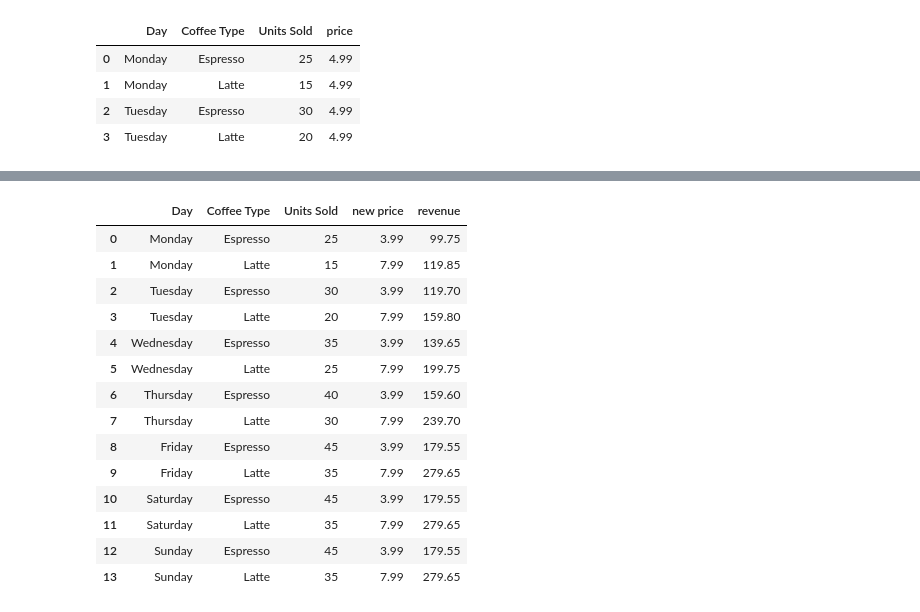
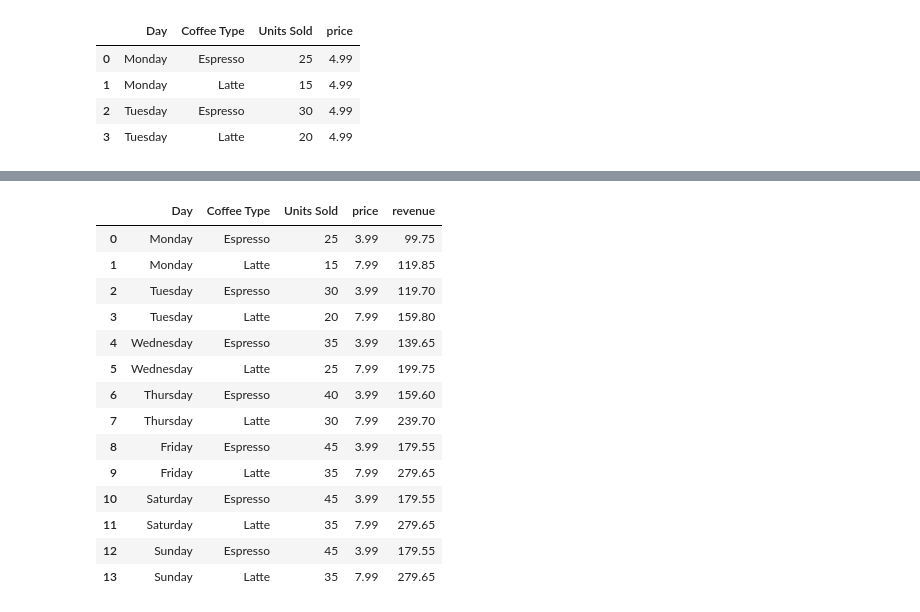
Before and after one commit to Abbasam8910/Python, a Jupyter notebook: Pandas Tutorials/4. Filtering Data.ipynb, the cells around one changed output, grey strips where cells are left out. Saved outputs shown, nothing was run; the diff lists cells and outputs as text; code cells hidden in the pictures.

Commit message:
rename cols

```diff
--- a/Pandas Tutorials/4. Filtering Data.ipynb
+++ b/Pandas Tutorials/4. Filtering Data.ipynb
@@ -313,18 +311,20 @@ coffee["revenue"]=coffee["Units Sold"]*coffee["new price"]
-# %%
-coffee
-# %% [output]
-|  | Day | Coffee Type | Units Sold | new price | revenue |
-| 0 | Monday | Espresso | 25 | 3.99 | 99.75 |
-| 1 | Monday | Latte | 15 | 7.99 | 119.85 |
-| 2 | Tuesday | Espresso | 30 | 3.99 | 119.70 |
-| 3 | Tuesday | Latte | 20 | 7.99 | 159.80 |
-| 4 | Wednesday | Espresso | 35 | 3.99 | 139.65 |
-| 5 | Wednesday | Latte | 25 | 7.99 | 199.75 |
-| 6 | Thursday | Espresso | 40 | 3.99 | 159.60 |
-| 7 | Thursday | Latte | 30 | 7.99 | 239.70 |
-| 8 | Friday | Espresso | 45 | 3.99 | 179.55 |
-| 9 | Friday | Latte | 35 | 7.99 | 279.65 |
-| 10 | Saturday | Espresso | 45 | 3.99 | 179.55 |
-| 11 | Saturday | Latte | 35 | 7.99 | 279.65 |
-| 12 | Sunday | Espresso | 45 | 3.99 | 179.55 |
-| 13 | Sunday | Latte | 35 | 7.99 | 279.65 |
+# %%
+# Rename coloumns
+coffee.rename(columns={"new price":"price"}, inplace=True)
+coffee
+# %% [output]
+|  | Day | Coffee Type | Units Sold | price | revenue |
+| 0 | Monday | Espresso | 25 | 3.99 | 99.75 |
+| 1 | Monday | Latte | 15 | 7.99 | 119.85 |
+| 2 | Tuesday | Espresso | 30 | 3.99 | 119.70 |
+| 3 | Tuesday | Latte | 20 | 7.99 | 159.80 |
+| 4 | Wednesday | Espresso | 35 | 3.99 | 139.65 |
+| 5 | Wednesday | Latte | 25 | 7.99 | 199.75 |
+| 6 | Thursday | Espresso | 40 | 3.99 | 159.60 |
+| 7 | Thursday | Latte | 30 | 7.99 | 239.70 |
+| 8 | Friday | Espresso | 45 | 3.99 | 179.55 |
+| 9 | Friday | Latte | 35 | 7.99 | 279.65 |
+| 10 | Saturday | Espresso | 45 | 3.99 | 179.55 |
+| 11 | Saturday | Latte | 35 | 7.99 | 279.65 |
+| 12 | Sunday | Espresso | 45 | 3.99 | 179.55 |
+| 13 | Sunday | Latte | 35 | 7.99 | 279.65 |
```
Also changed, not shown: parts of 8 cells of this notebook.
